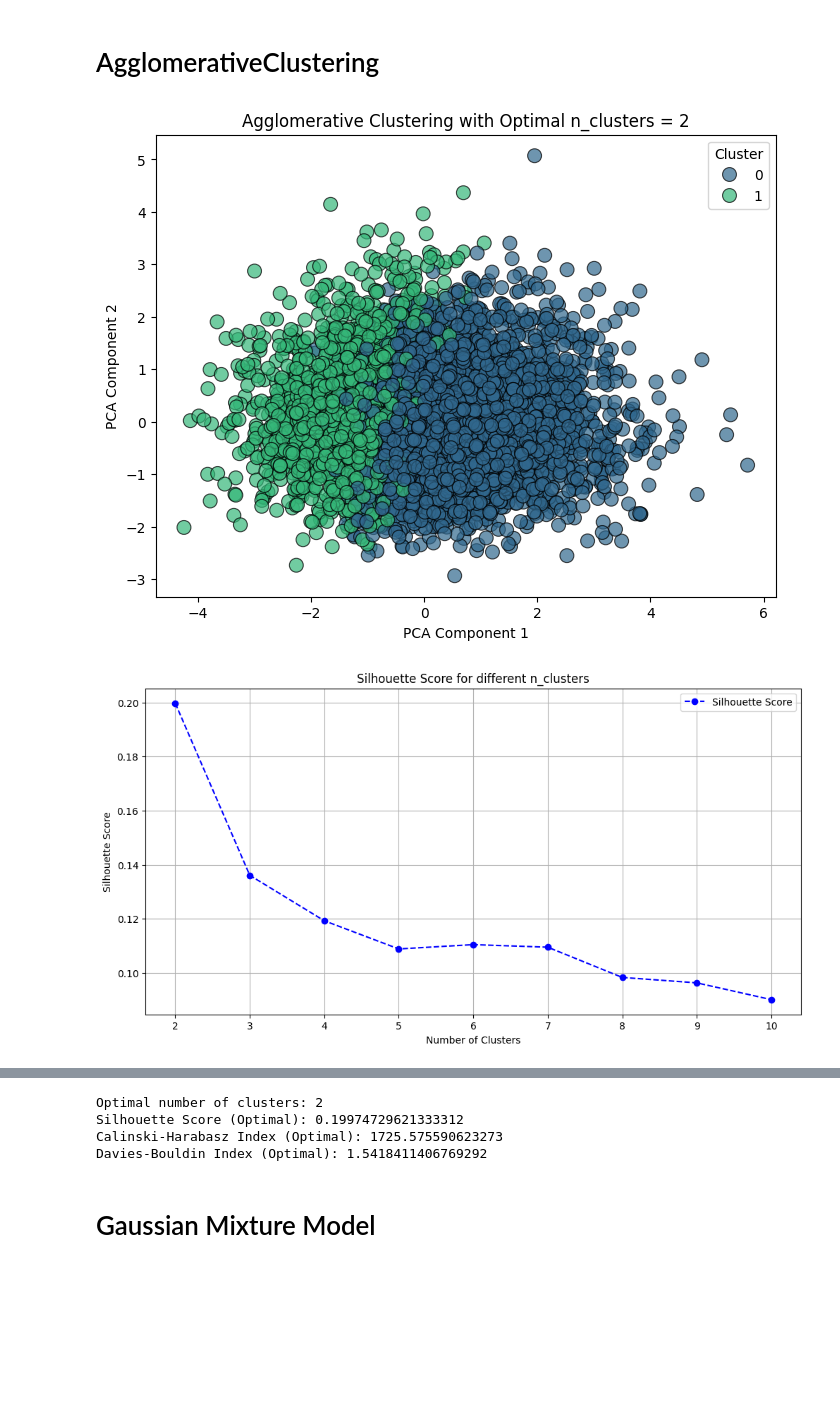
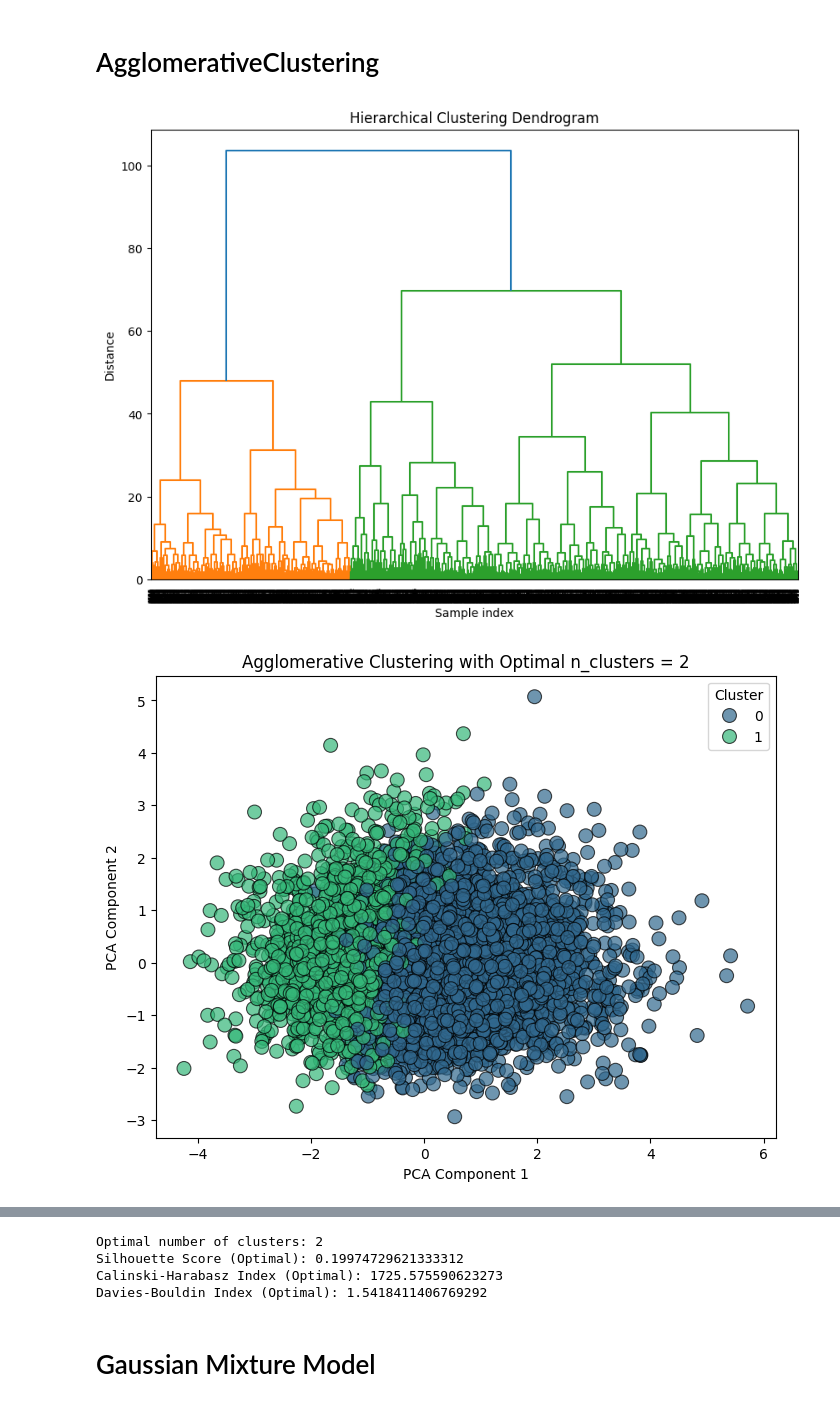
Before and after one commit to Vnboi2004/Artificial-Intelligence-Project, a Jupyter notebook: Demo.ipynb, the cells around one changed output, grey strips where cells are left out. Drawn from its saved outputs; the diff is of its cells as text; code cells hidden in the pictures; blank space fills up the shorter version.

```diff
--- a/Demo.ipynb
+++ b/Demo.ipynb
@@ -479,7 +480,21 @@ Optimal number of clusters based on Davies-Bouldin Index: 2
 # %% [markdown]
 # AgglomerativeClustering
 # %%
-# 1. Duyệt qua số cụm từ 2 đến 10 và tính các chỉ số đánh giá
+# 2. Tính dendrogram
+linked = linkage(X_scaled, method='ward')
+
+# 3. Vẽ dendrogram
+plt.figure(figsize=(10, 7))
+dendrogram(linked,
+           orientation='top',
+           distance_sort='ascending',
+           show_leaf_counts=True)
+plt.title('Hierarchical Clustering Dendrogram')
+plt.xlabel('Sample index')
+plt.ylabel('Distance')
+plt.show()
+
+# 4. Duyệt qua số cụm từ 2 đến 10 và tính các chỉ số đánh giá
 silhouette_scores = []
 calinski_scores = []
 davies_bouldin_scores = []
@@ -494,24 +509,19 @@ for n_clusters in range_n_clusters:
     calinski_scores.append(calinski_harabasz_score(X_scaled, agg_clustering.labels_))
     davies_bouldin_scores.append(davies_bouldin_score(X_scaled, agg_clustering.labels_))
 
-# 2. Tìm số cụm tối ưu dựa trên các chỉ số
+# 5. Tìm số cụm tối ưu dựa trên Silhouette Score
 best_silhouette_score = max(silhouette_scores)
-best_calinski_score = max(calinski_scores)
-best_davies_bouldin_score = min(davies_bouldin_scores)  # Chỉ số Davies-Bouldin càng thấp càng tốt
+optimal_n_clusters = range_n_clusters[silhouette_scores.index(best_silhouette_score)]
 
-optimal_n_clusters = range_n_clusters[
-    silhouette_scores.index(best_silhouette_score)  # Chọn dựa trên silhouette score cao nhất
-]
-
-# 3. Xây dựng mô hình AgglomerativeClustering với số cụm tối ưu
+# 6. Xây dựng mô hình Agglomerative Clustering với số cụm tối ưu
 agg_clustering_optimal = AgglomerativeClustering(n_clusters=optimal_n_clusters)
 agg_clustering_optimal.fit(X_scaled)
 
-# 4. Giảm chiều dữ liệu xuống 2D bằng PCA
+# 7. Giảm chiều dữ liệu xuống 2D bằng PCA
 pca = PCA(n_components=2)
 X_pca = pca.fit_transform(X_scaled)
 
-# 5. Vẽ biểu đồ phân cụm với số cụm tối ưu
+# 8. Vẽ biểu đồ phân cụm với số cụm tối ưu
 plt.figure(figsize=(8, 6))
 sns.scatterplot(x=X_pca[:, 0], y=X_pca[:, 1], hue=agg_clustering_optimal.labels_, palette='viridis', s=100, edgecolor='k', alpha=0.7)
 plt.title(f'Agglomerative Clustering with Optimal n_clusters = {optimal_n_clusters}')
@@ -520,7 +530,8 @@ plt.ylabel('PCA Component 2')
 plt.legend(title='Cluster')
 plt.show()
 
-# 1. Vẽ biểu đồ Silhouette Score
+# 9. Vẽ các biểu đồ đánh giá
+# Biểu đồ Silhouette Score
 plt.figure(figsize=(12, 6))
 plt.plot(range_n_clusters, silhouette_scores, marker='o', color='b', label='Silhouette Score', linestyle='--')
 plt.title('Silhouette Score for different n_clusters')
@@ -530,34 +541,34 @@ plt.xticks(range_n_clusters)
 plt.grid(True)
 plt.legend()
 plt.show()
 
-# 2. Vẽ biểu đồ Calinski-Harabasz Index
+# Biểu đồ Calinski-Harabasz Index
 plt.figure(figsize=(12, 6))
 plt.plot(range_n_clusters, calinski_scores, marker='o', color='g', label='Calinski-Harabasz Index', linestyle='--')
 plt.title('Calinski-Harabasz Index for different n_clusters')
 plt.xlabel('Number of Clusters')
 plt.ylabel('Calinski-Harabasz Index')
 plt.xticks(range_n_clusters)
 plt.grid(True)
 plt.legend()
 plt.show()
 
-# 3. Vẽ biểu đồ Davies-Bouldin Index
+# Biểu đồ Davies-Bouldin Index
 plt.figure(figsize=(12, 6))
 plt.plot(range_n_clusters, davies_bouldin_scores, marker='o', color='r', label='Davies-Bouldin Index', linestyle='--')
 plt.title('Davies-Bouldin Index for different n_clusters')
 plt.xlabel('Number of Clusters')
 plt.ylabel('Davies-Bouldin Index')
 plt.xticks(range_n_clusters)
 plt.grid(True)
 plt.legend()
 plt.show()
 
 # In các chỉ số đánh giá cho số cụm tối ưu
 print(f"Optimal number of clusters: {optimal_n_clusters}")
 print(f"Silhouette Score (Optimal): {best_silhouette_score}")
 print(f"Calinski-Harabasz Index (Optimal): {calinski_scores[silhouette_scores.index(best_silhouette_score)]}")
 print(f"Davies-Bouldin Index (Optimal): {davies_bouldin_scores[silhouette_scores.index(best_silhouette_score)]}")
 # %% [output]
-[figure, old version]
+[figure, new version]
-[figure, old version]
+[figure, new version]
```
Also changed, not shown: parts of 2 cells of this notebook.
